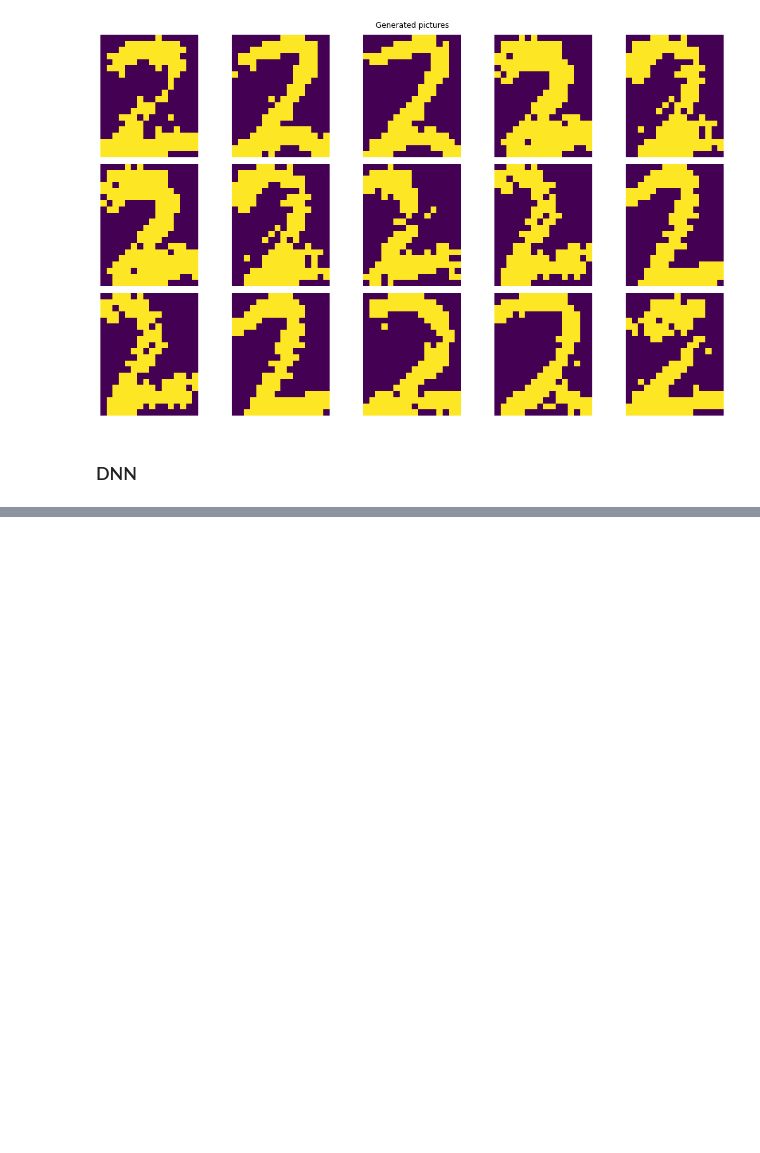
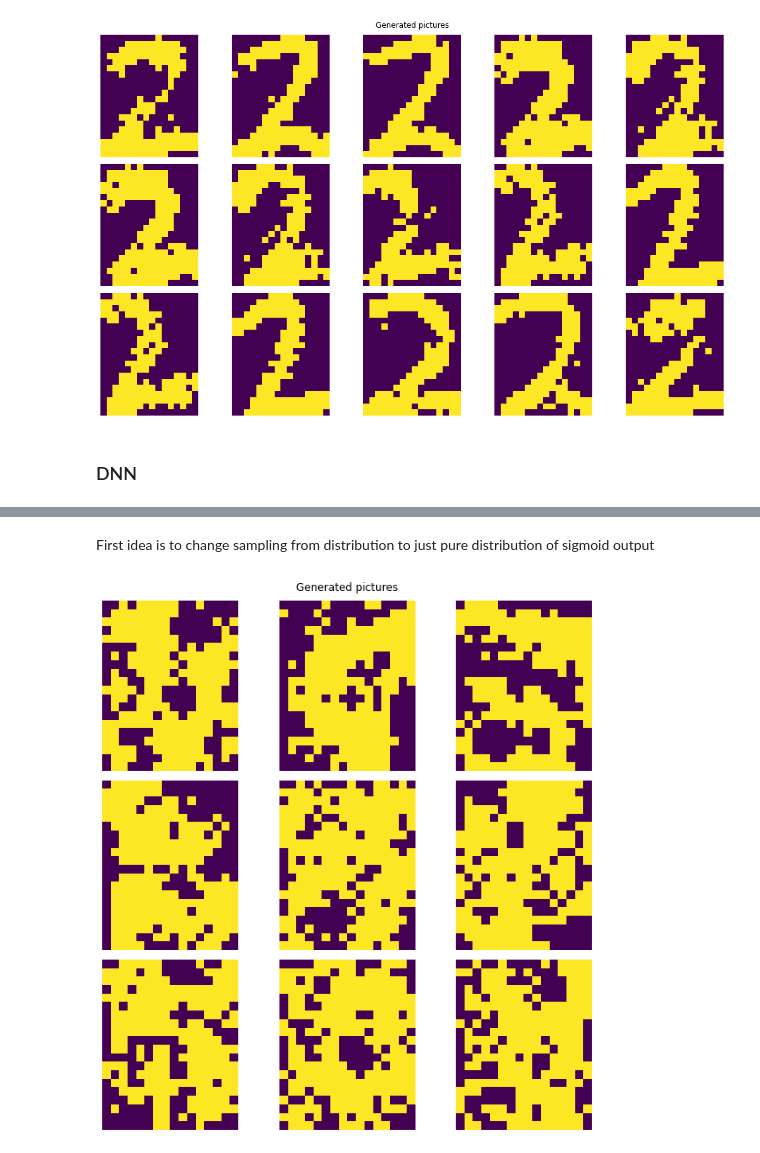
Before and after one commit to VldKnd/RBM, a Jupyter notebook: Experiments.ipynb, the cells around one changed output, grey strips where cells are left out. Saved outputs shown, nothing was run; the diff lists cells and outputs as text; code cells hidden in the pictures; blank space fills up the shorter version.

```diff
--- a/Experiments.ipynb
+++ b/Experiments.ipynb
@@ -255,0 +258,2 @@ plt.show()
+# %% [markdown]
+First idea is to change sampling from distribution to just pure distribution of sigmoid output
@@ -255,0 +374,28 @@ plt.show()
+# %%
+rbm = RBM(**cfg_rbm)
+losses_rbm=[]
+losses_rbm.extend(rbm.train_RBM(X_train, **cfg_train))
+# %%
+cfg_gibbs = {
+    "n_images":15,
+    "n_iters":100,
+}
+
+output = rbm.sample_Gibbs(**cfg_gibbs).reshape(-1, *raw_shape)
+# %%
+fig, axs = plt.subplots(ncols=3, nrows=3, figsize=(9, 9))
+plt.suptitle("Generated pictures")
+for i in range(3):
+    axs[i, 0].imshow(output[i*3+0])
+    axs[i, 0].axis("off")
+
+    axs[i, 1].imshow(output[i*3+1])
+    axs[i, 1].axis("off")
+
+    axs[i, 2].imshow(output[i*3+2])
+    axs[i, 2].axis("off")
+
+plt.tight_layout()
+plt.show()
+# %% [output]
+[figure, added]
```
Also changed, not shown: parts of 25 cells of this notebook, 2 other files.
